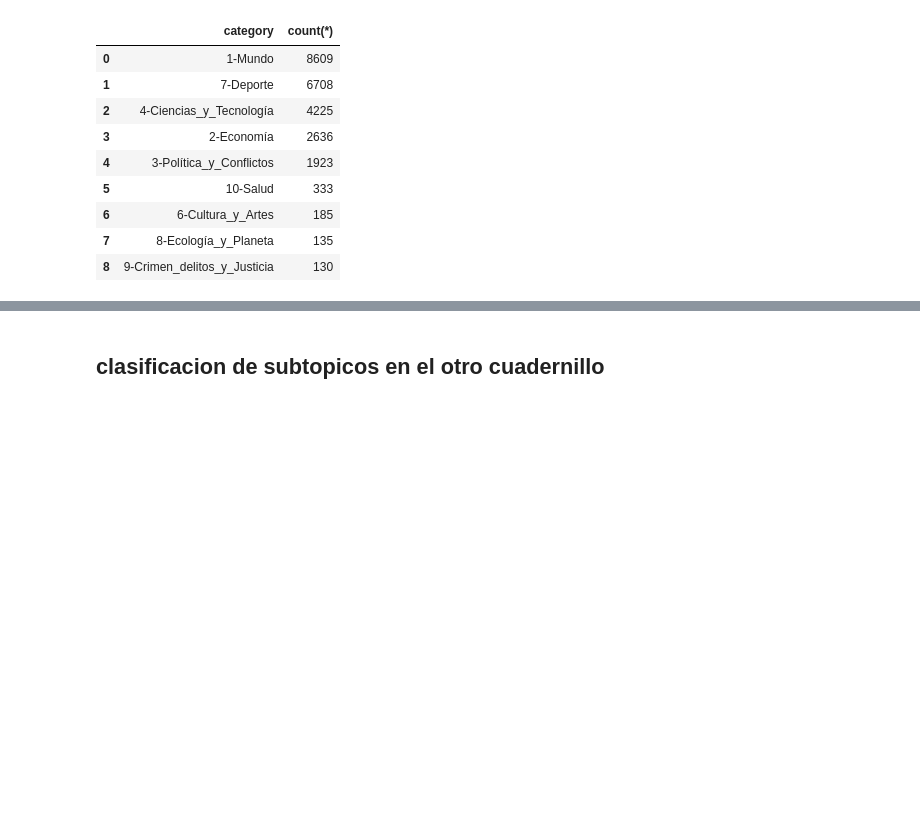
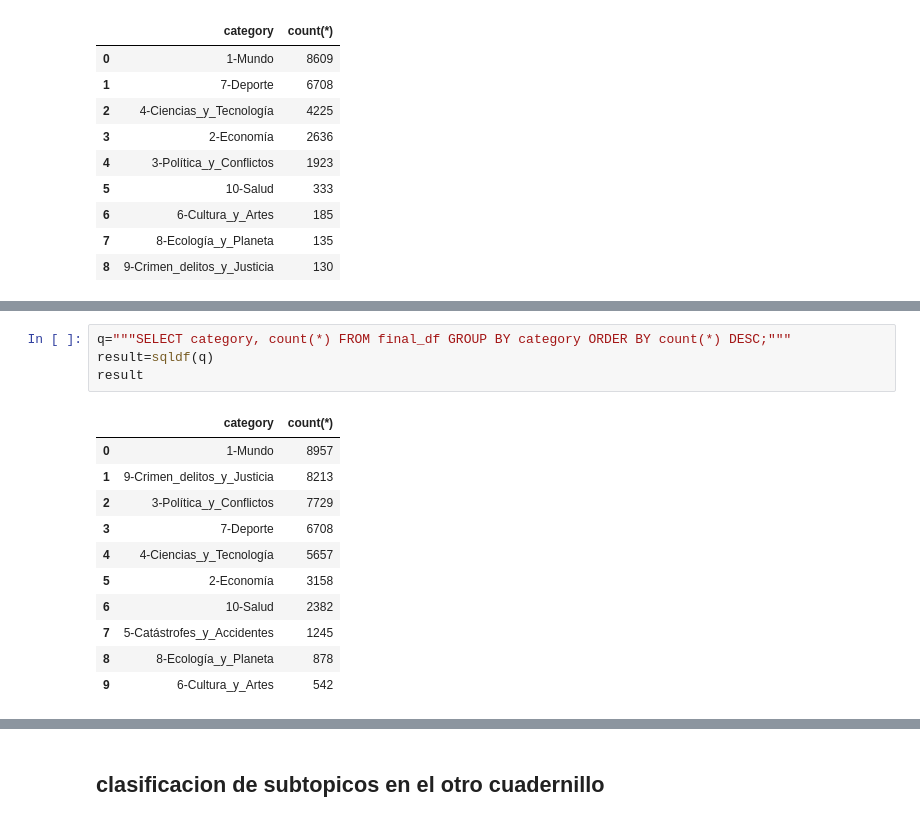
Before and after one commit to matiasbarram/INFO279-TAL-Proyecto, a Jupyter notebook: clasificacion_noticias_dataset_inicial.ipynb, the cells around one changed output, grey strips where cells are left out. Drawn from its saved outputs; the diff is of its cells as text; blank space fills up the shorter version.

```diff
--- a/clasificacion_noticias_dataset_inicial.ipynb
+++ b/clasificacion_noticias_dataset_inicial.ipynb
@@ -434,0 +522,16 @@ result
+# %%
+q="""SELECT category, count(*) FROM final_df GROUP BY category ORDER BY count(*) DESC;"""
+result=sqldf(q)
+result
+# %% [output]
+|  | category | count(*) |
+| 0 | 1-Mundo | 8957 |
+| 1 | 9-Crimen_delitos_y_Justicia | 8213 |
+| 2 | 3-Política_y_Conflictos | 7729 |
+| 3 | 7-Deporte | 6708 |
+| 4 | 4-Ciencias_y_Tecnología | 5657 |
+| 5 | 2-Economía | 3158 |
+| 6 | 10-Salud | 2382 |
+| 7 | 5-Catástrofes_y_Accidentes | 1245 |
+| 8 | 8-Ecología_y_Planeta | 878 |
+| 9 | 6-Cultura_y_Artes | 542 |
```
Also changed, not shown: parts of 14 cells of this notebook, 1 other file.
